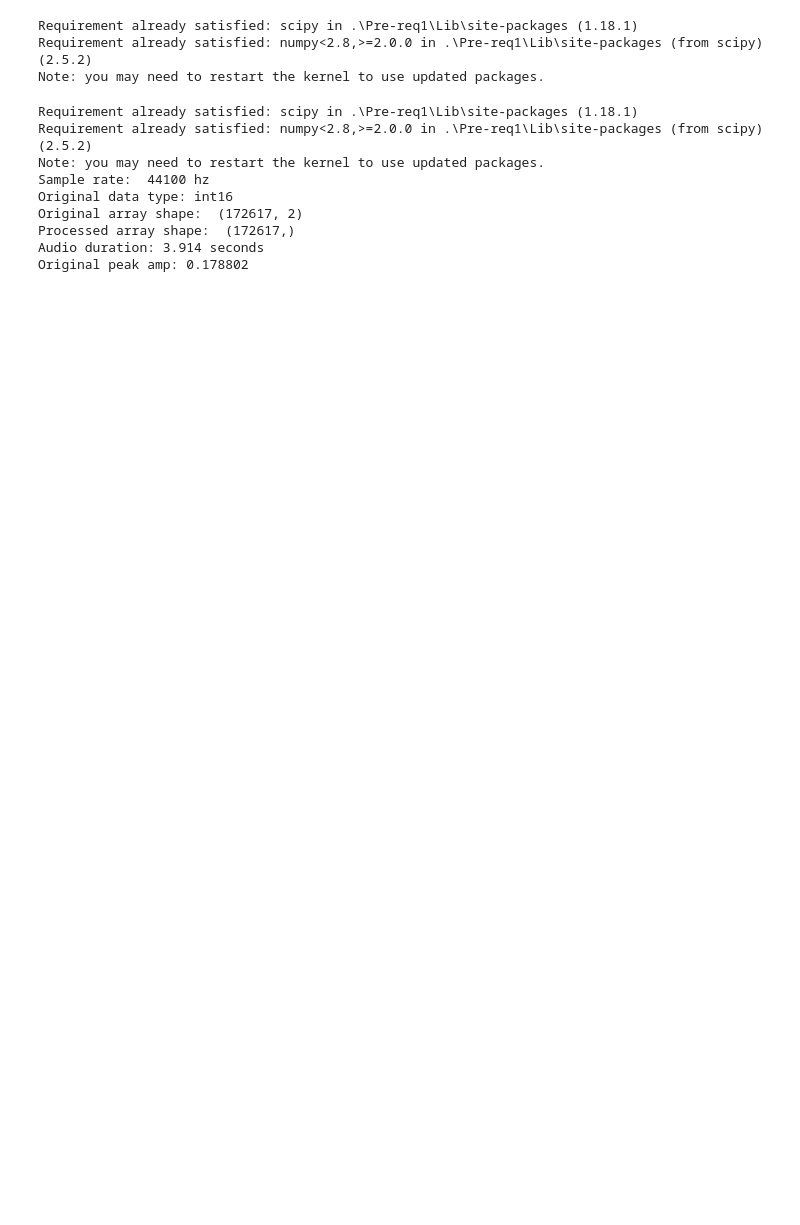
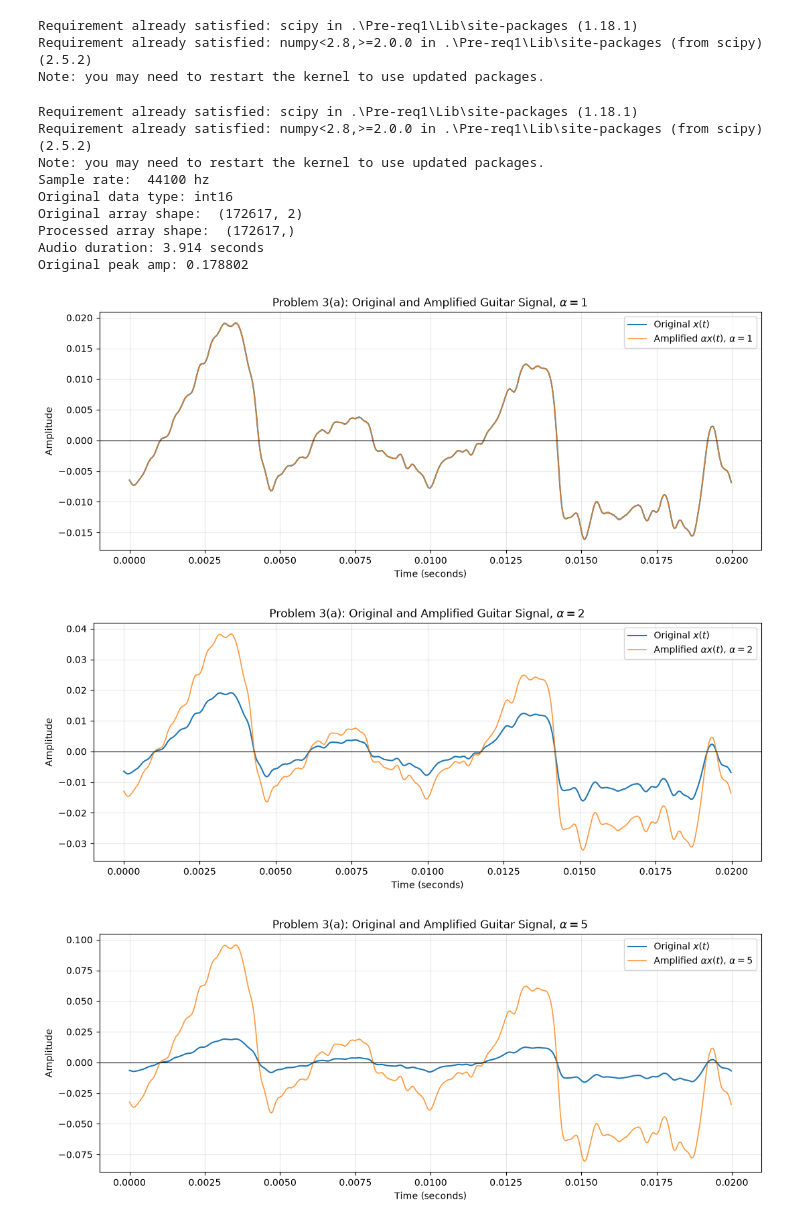
Before and after one commit to devtriplett81/Signals-and-Systems, a Jupyter notebook: Devaughn_Triplett_ProblemSet2.ipynb, the cells around one changed output. Drawn from its saved outputs; the diff is of its cells as text; code cells hidden in the pictures; blank space fills up the shorter version.

```diff
--- a/Devaughn_Triplett_ProblemSet2.ipynb
+++ b/Devaughn_Triplett_ProblemSet2.ipynb
@@ -5,7 +5,7 @@ Requirement already satisfied: scipy in .\Pre-req1\Lib\site-packages (1.18.1)
 Requirement already satisfied: numpy<2.8,>=2.0.0 in .\Pre-req1\Lib\site-packages (from scipy) (2.5.2)
 Note: you may need to restart the kernel to use updated packages.
 # %%
-%pip install scipy
+
 import numpy as np
 import matplotlib.pyplot as plt
 from scipy.io import wavfile
@@ -29,30 +29,89 @@ if np.issubdtype(x_raw.dtype, np.signedinteger):
     limits = np.iinfo(x_raw.dtype)
     scale = max(abs(limits.min), limits.max)
     x = x_raw.astype(np.float64) / scale
 
 elif np.issubdtype(x_raw.dtype, np.unsignedinteger):
     limits = np.iinfo(x_raw.dtype)
     midpoint = (limits.max + 1) / 2
     x = (x_raw.astype(np.float64) - midpoint) / midpoint
 else:
     x = x_raw.astype(np.float)
 
 if x.ndim == 2:
     x = np.mean(x, axis = 1)
 duration = len(x) / sample_rate
 
 duration = len(x) / sample_rate
 
 print("Processed array shape: ", x.shape)
 print(f"Audio duration: {duration:.3f} seconds")
 print(f"Original peak amp: {np.max(np.abs(x)):.6f}")
+
+
+alpha_values = [1, 2, 5, 10]
+
+start_time = 0.0
+view_duration = 0.02
+
+start_sample = int(start_time * sample_rate)
+end_sample = min(
+    len(x),
+    start_sample + int(view_duration * sample_rate)
+)
+
+x_slice = x[start_sample:end_sample]
+time_slice = np.arange(start_sample, end_sample) / sample_rate
+
+for alpha in alpha_values:
+    amplified_slice = alpha * x_slice
+
+    plt.figure(figsize=(11, 4.5))
+
+    plt.plot(
+        time_slice,
+        x_slice,
+        label=r"Original $x(t)$",
+        linewidth=1.5
+    )
+
+    plt.plot(
+        time_slice,
+        amplified_slice,
+        label=rf"Amplified $\alpha x(t)$, $\alpha={alpha}$",
+        linewidth=1.2,
+        alpha=0.8
+    )
+
+    plt.axhline(0, color="black", linewidth=0.8)
+
+    plt.title(
+        rf"Problem 3(a): Original and Amplified Guitar Signal, "
+        rf"$\alpha={alpha}$"
+    )
+    plt.xlabel("Time (seconds)")
+    plt.ylabel("Amplitude")
+    plt.grid(True, alpha=0.3)
+    plt.legend()
+    plt.tight_layout()
+
+
+    plt.savefig(
+        f"problem3a_alpha_{alpha}.png",
+        dpi=300,
+        bbox_inches="tight"
+    )
+
+    plt.show()
 # %% [output]
 Requirement already satisfied: scipy in .\Pre-req1\Lib\site-packages (1.18.1)
 Requirement already satisfied: numpy<2.8,>=2.0.0 in .\Pre-req1\Lib\site-packages (from scipy) (2.5.2)
 Note: you may need to restart the kernel to use updated packages.
 Sample rate:  44100 hz
 Original data type: int16
 Original array shape:  (172617, 2)
 Processed array shape:  (172617,)
 Audio duration: 3.914 seconds
 Original peak amp: 0.178802
+[figure, added]
+[figure, added]
+[figure, added]
```
Also changed, not shown: parts of 1 cell of this notebook.
